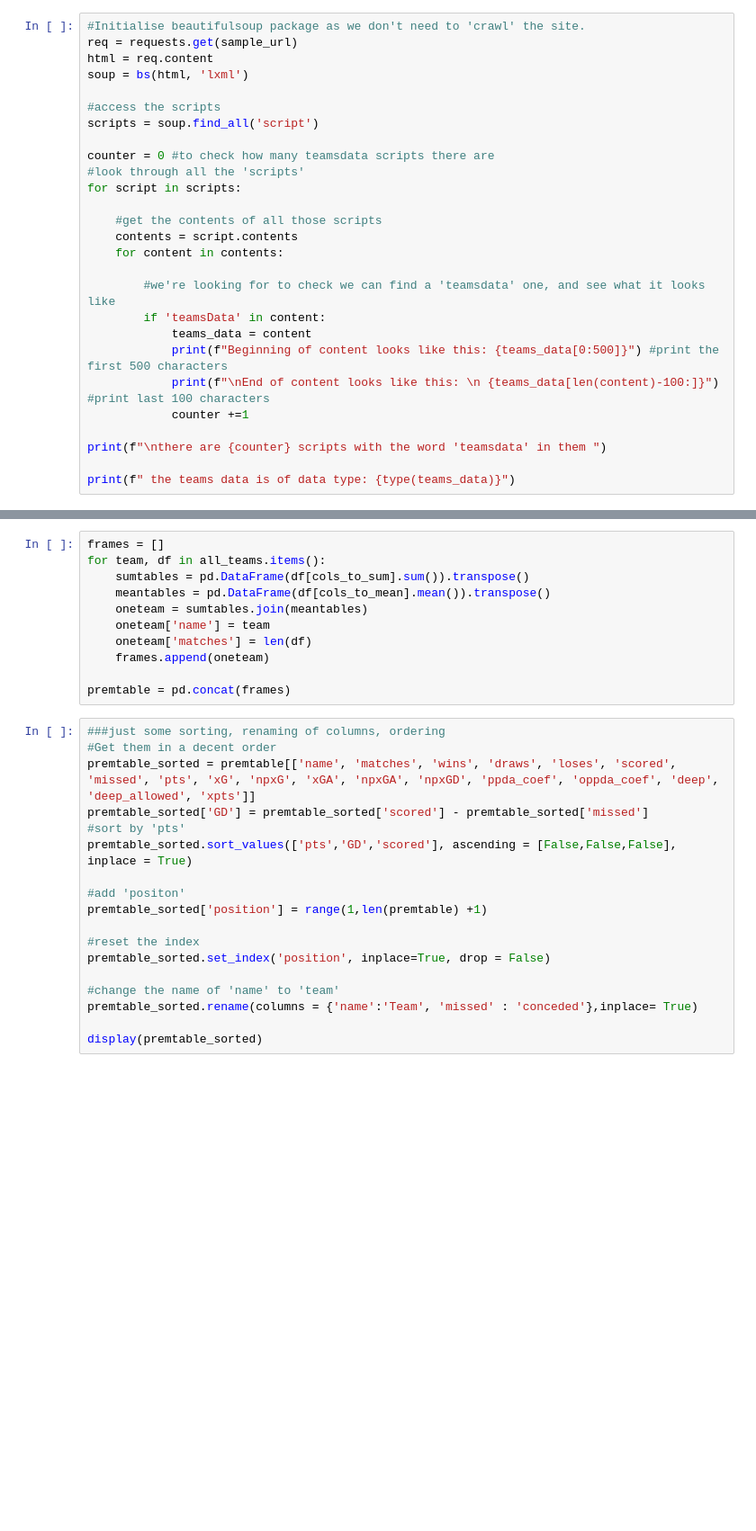
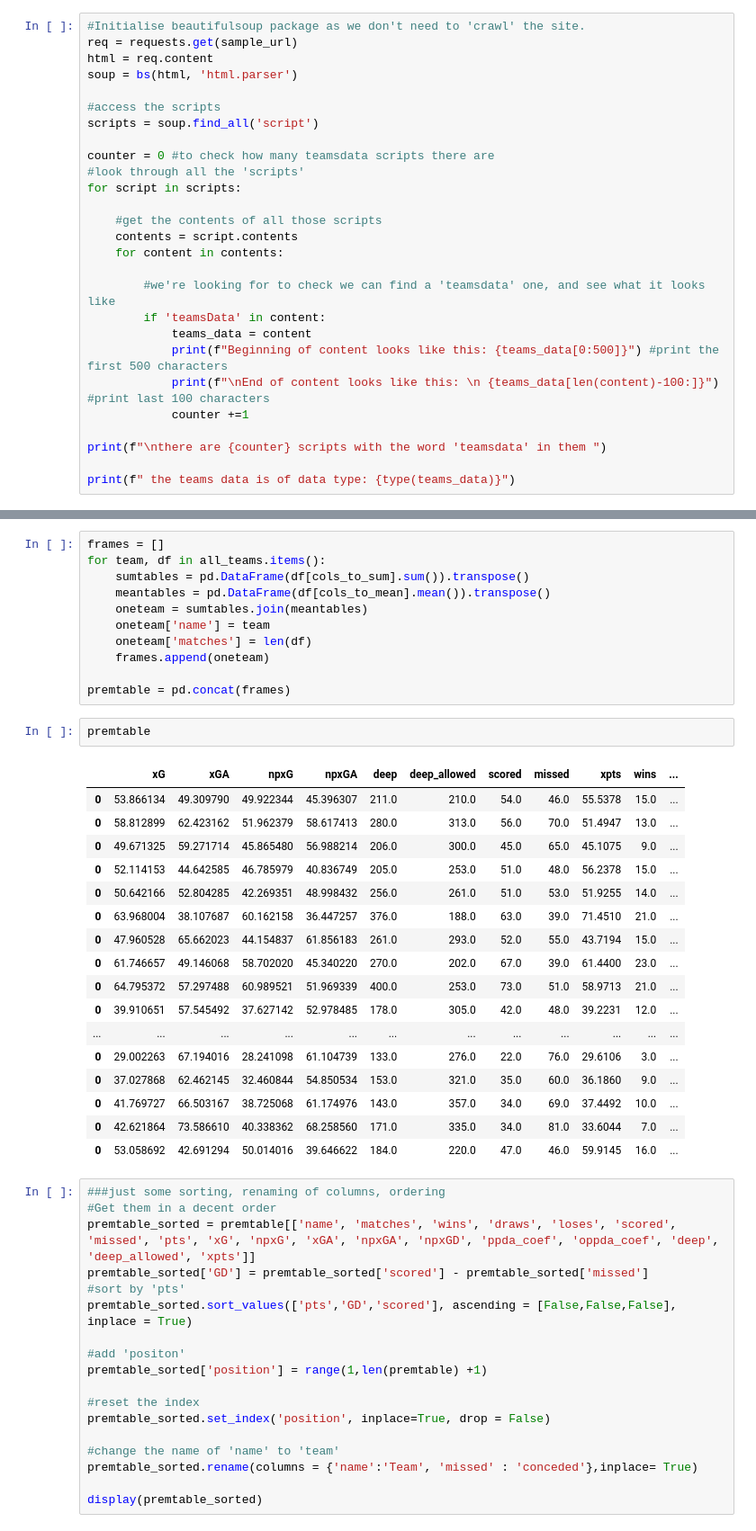
Before and after one commit to jakelourie1502/Football_Data, a Jupyter notebook: Scraping_Understat.ipynb, the cells around one changed output, grey strips where cells are left out. Shown at 90% size. Cells and saved outputs as stored; diff of their text form; blank space fills up the shorter version.

```diff
--- a/Scraping_Understat.ipynb
+++ b/Scraping_Understat.ipynb
@@ -71,7 +87,7 @@ In those scripts, there are references to teamdata and player_data. We need the
 #Initialise beautifulsoup package as we don't need to 'crawl' the site.
 req = requests.get(sample_url)
 html = req.content
-soup = bs(html, 'lxml')
+soup = bs(html, 'html.parser')
 
 #access the scripts
 scripts = soup.find_all('script')
@@ -251,6 +271,26 @@ for team, df in all_teams.items():
     frames.append(oneteam)
 
 premtable = pd.concat(frames)
+# %%
+premtable
+# %% [output]
+|  | xG | xGA | npxG | npxGA | deep | deep_allowed | scored | missed | xpts | wins | ... |
+| 0 | 53.866134 | 49.309790 | 49.922344 | 45.396307 | 211.0 | 210.0 | 54.0 | 46.0 | 55.5378 | 15.0 | ... |
+| 0 | 58.812899 | 62.423162 | 51.962379 | 58.617413 | 280.0 | 313.0 | 56.0 | 70.0 | 51.4947 | 13.0 | ... |
+| 0 | 49.671325 | 59.271714 | 45.865480 | 56.988214 | 206.0 | 300.0 | 45.0 | 65.0 | 45.1075 | 9.0 | ... |
+| 0 | 52.114153 | 44.642585 | 46.785979 | 40.836749 | 205.0 | 253.0 | 51.0 | 48.0 | 56.2378 | 15.0 | ... |
+| 0 | 50.642166 | 52.804285 | 42.269351 | 48.998432 | 256.0 | 261.0 | 51.0 | 53.0 | 51.9255 | 14.0 | ... |
+| 0 | 63.968004 | 38.107687 | 60.162158 | 36.447257 | 376.0 | 188.0 | 63.0 | 39.0 | 71.4510 | 21.0 | ... |
+| 0 | 47.960528 | 65.662023 | 44.154837 | 61.856183 | 261.0 | 293.0 | 52.0 | 55.0 | 43.7194 | 15.0 | ... |
+| 0 | 61.746657 | 49.146068 | 58.702020 | 45.340220 | 270.0 | 202.0 | 67.0 | 39.0 | 61.4400 | 23.0 | ... |
+| 0 | 64.795372 | 57.297488 | 60.989521 | 51.969339 | 400.0 | 253.0 | 73.0 | 51.0 | 58.9713 | 21.0 | ... |
+| 0 | 39.910651 | 57.545492 | 37.627142 | 52.978485 | 178.0 | 305.0 | 42.0 | 48.0 | 39.2231 | 12.0 | ... |
+| ... | ... | ... | ... | ... | ... | ... | ... | ... | ... | ... | ... |
+| 0 | 29.002263 | 67.194016 | 28.241098 | 61.104739 | 133.0 | 276.0 | 22.0 | 76.0 | 29.6106 | 3.0 | ... |
+| 0 | 37.027868 | 62.462145 | 32.460844 | 54.850534 | 153.0 | 321.0 | 35.0 | 60.0 | 36.1860 | 9.0 | ... |
+| 0 | 41.769727 | 66.503167 | 38.725068 | 61.174976 | 143.0 | 357.0 | 34.0 | 69.0 | 37.4492 | 10.0 | ... |
+| 0 | 42.621864 | 73.586610 | 40.338362 | 68.258560 | 171.0 | 335.0 | 34.0 | 81.0 | 33.6044 | 7.0 | ... |
+| 0 | 53.058692 | 42.691294 | 50.014016 | 39.646622 | 184.0 | 220.0 | 47.0 | 46.0 | 59.9145 | 16.0 | ... |
 # %%
 ###just some sorting, renaming of columns, ordering
 #Get them in a decent order
```
Also changed, not shown: parts of 6 cells of this notebook, 1 other file.
